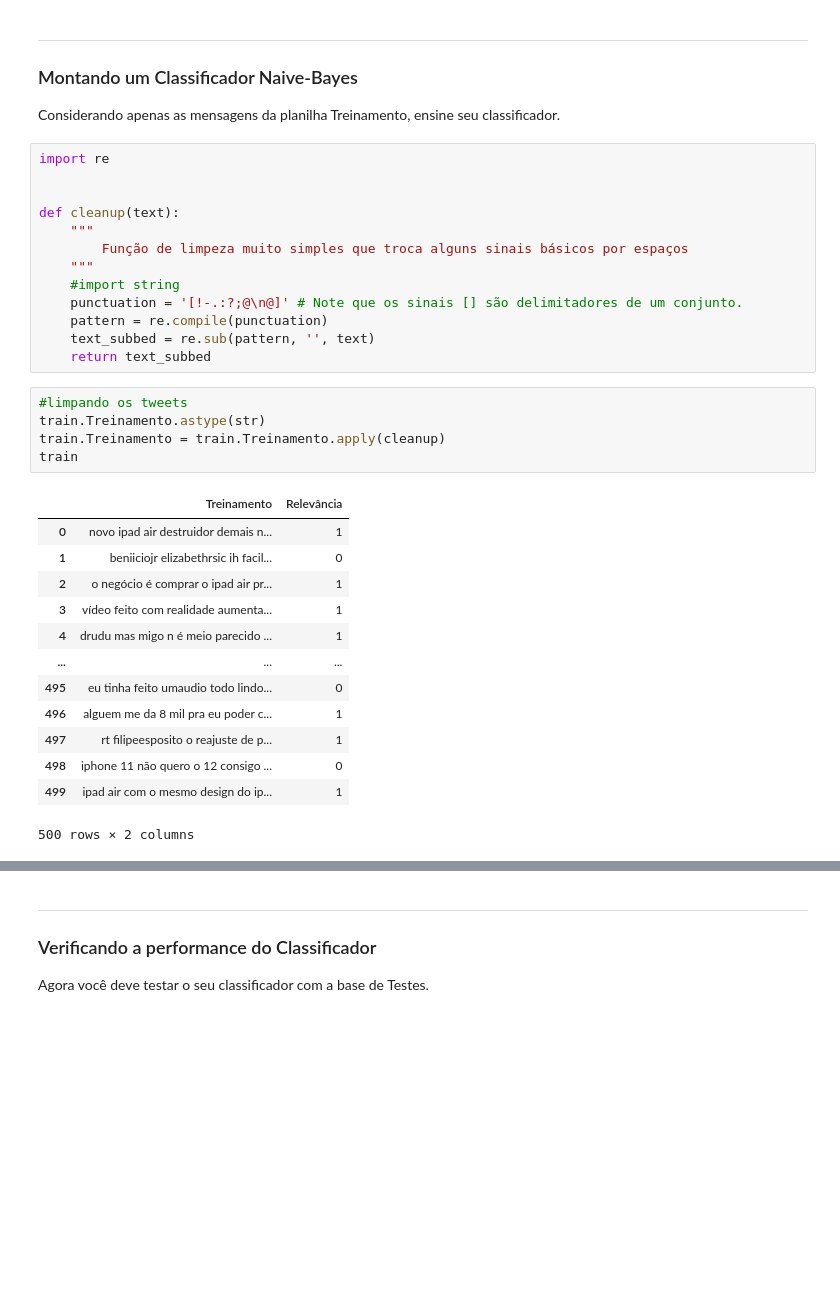
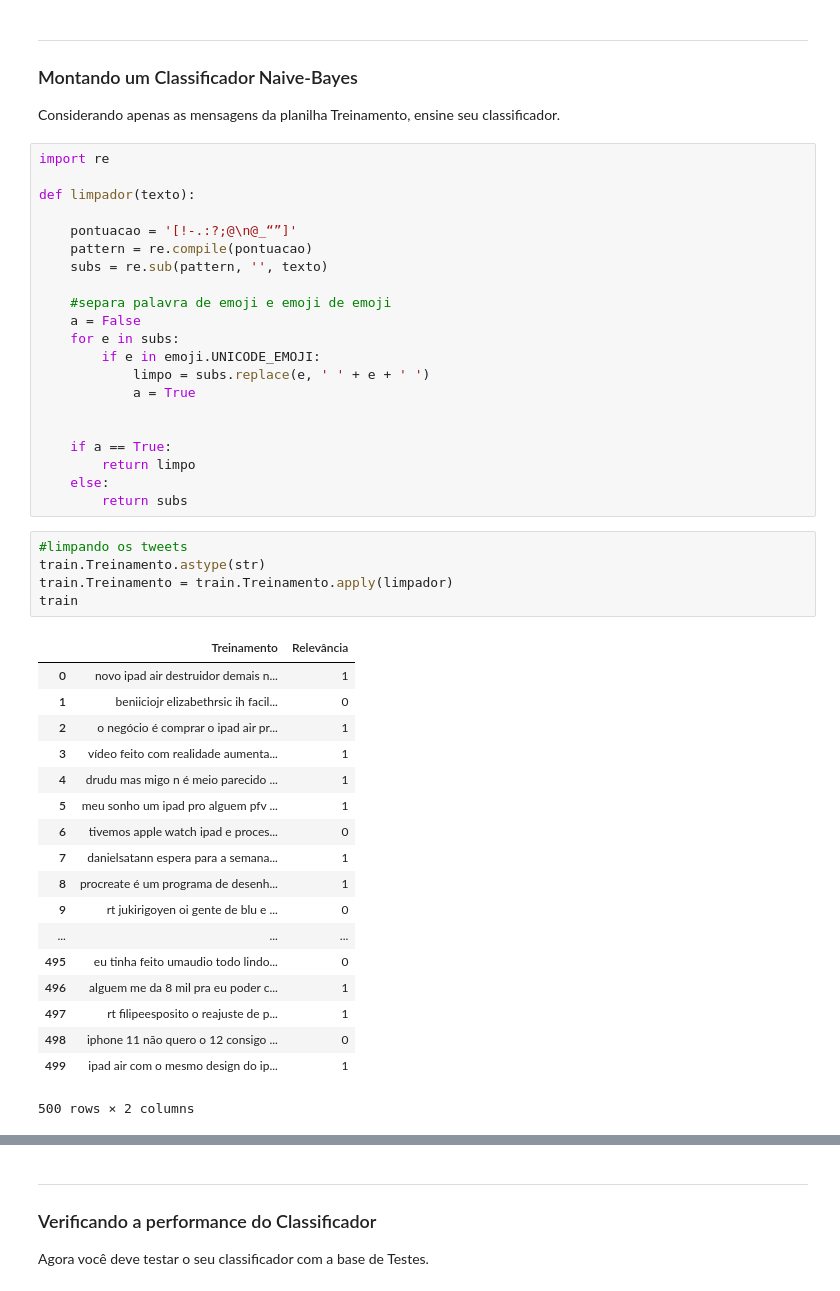
Before and after one commit to fmferraro/Projeto_1_CDados, a Jupyter notebook: Projeto1_Classificador_layout.ipynb, the cells around one changed output, grey strips where cells are left out. Cells and saved outputs as stored; diff of their text form; blank space fills up the shorter version.

Commit message:
melhoria na limpeza e novas conclusoes

```diff
--- a/Projeto1_Classificador_layout.ipynb
+++ b/Projeto1_Classificador_layout.ipynb
@@ -62,31 +63,44 @@ ___
 ### Montando um Classificador Naive-Bayes
 
 Considerando apenas as mensagens da planilha Treinamento, ensine  seu classificador.
-# %%
-import re
-
-
-def cleanup(text):
-    """
-        Função de limpeza muito simples que troca alguns sinais básicos por espaços
-    """
-    #import string
-    punctuation = '[!-.:?;@\n@]' # Note que os sinais [] são delimitadores de um conjunto.
-    pattern = re.compile(punctuation)
-    text_subbed = re.sub(pattern, '', text)
-    return text_subbed
+# %%
+import re
+
+def limpador(texto):
+
+    pontuacao = '[!-.:?;@\n@_“”]'
+    pattern = re.compile(pontuacao)
+    subs = re.sub(pattern, '', texto)
+
+    #separa palavra de emoji e emoji de emoji
+    a = False
+    for e in subs:
+        if e in emoji.UNICODE_EMOJI:
+            limpo = subs.replace(e, ' ' + e + ' ')
+            a = True
+
+
+    if a == True:
+        return limpo
+    else:
+        return subs
 # %%
 #limpando os tweets
 train.Treinamento.astype(str)
-train.Treinamento = train.Treinamento.apply(cleanup)
+train.Treinamento = train.Treinamento.apply(limpador)
 train
 # %% [output]
 |  | Treinamento | Relevância |
 | 0 | novo ipad air destruidor demais n... | 1 |
 | 1 | beniiciojr elizabethrsic ih facil... | 0 |
 | 2 | o negócio é comprar o ipad air pr... | 1 |
 | 3 | vídeo feito com realidade aumenta... | 1 |
 | 4 | drudu mas migo n é meio parecido ... | 1 |
+| 5 | meu sonho um ipad pro alguem pfv ... | 1 |
+| 6 | tivemos apple watch ipad e proces... | 0 |
+| 7 | danielsatann espera para a semana... | 1 |
+| 8 | procreate é um programa de desenh... | 1 |
+| 9 | rt jukirigoyen oi gente de blu e ... | 0 |
 | ... | ... | ... |
 | 495 | eu tinha feito umaudio todo lindo... | 0 |
 | 496 | alguem me da 8 mil pra eu poder c... | 1 |
```
Also changed, not shown: parts of 20 cells of this notebook.
